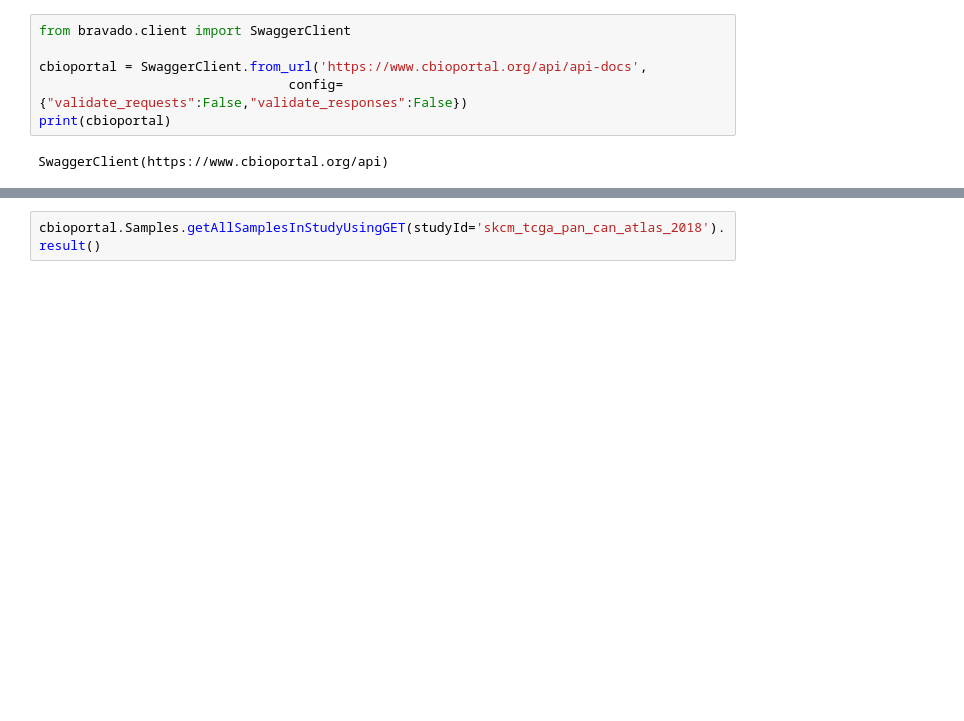
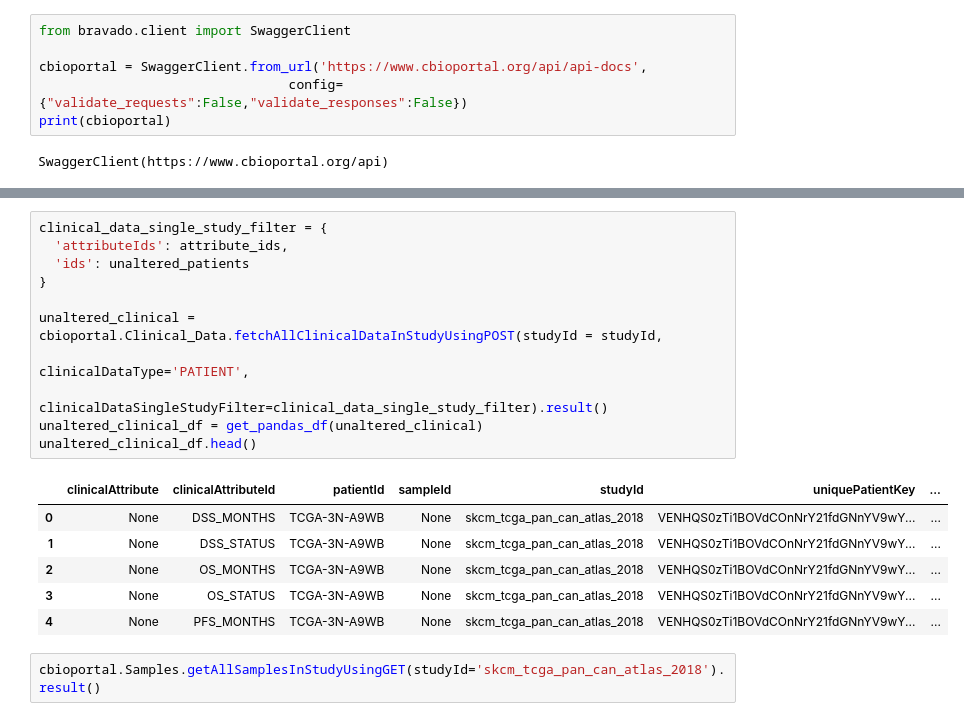
Before and after one commit to arfathpasha/workbench, a Jupyter notebook: python/intro/survival.ipynb, the cells around one changed output, grey strips where cells are left out. Drawn from its saved outputs; the diff is of its cells as text; blank space fills up the shorter version.

```diff
--- a/python/intro/survival.ipynb
+++ b/python/intro/survival.ipynb
@@ -56,3 +120,21 @@ cbioportal.Sample_Lists.getAllSampleListsInStudyUsingGET(studyId='skcm_tcga_pan_
+# %%
+clinical_data_single_study_filter = {
+  'attributeIds': attribute_ids,
+  'ids': unaltered_patients
+}
+
+unaltered_clinical = cbioportal.Clinical_Data.fetchAllClinicalDataInStudyUsingPOST(studyId = studyId,
+                                                              clinicalDataType='PATIENT',
+                                                              clinicalDataSingleStudyFilter=clinical_data_single_study_filter).result()
+unaltered_clinical_df = get_pandas_df(unaltered_clinical)
+unaltered_clinical_df.head()
+# %% [output]
+|  | clinicalAttribute | clinicalAttributeId | patientId | sampleId | studyId | uniquePatientKey | ... |
+| 0 | None | DSS_MONTHS | TCGA-3N-A9WB | None | skcm_tcga_pan_can_atlas_2018 | VENHQS0zTi1BOVdCOnNrY21fdGNnYV9wY... | ... |
+| 1 | None | DSS_STATUS | TCGA-3N-A9WB | None | skcm_tcga_pan_can_atlas_2018 | VENHQS0zTi1BOVdCOnNrY21fdGNnYV9wY... | ... |
+| 2 | None | OS_MONTHS | TCGA-3N-A9WB | None | skcm_tcga_pan_can_atlas_2018 | VENHQS0zTi1BOVdCOnNrY21fdGNnYV9wY... | ... |
+| 3 | None | OS_STATUS | TCGA-3N-A9WB | None | skcm_tcga_pan_can_atlas_2018 | VENHQS0zTi1BOVdCOnNrY21fdGNnYV9wY... | ... |
+| 4 | None | PFS_MONTHS | TCGA-3N-A9WB | None | skcm_tcga_pan_can_atlas_2018 | VENHQS0zTi1BOVdCOnNrY21fdGNnYV9wY... | ... |
 # %%
 cbioportal.Samples.getAllSamplesInStudyUsingGET(studyId='skcm_tcga_pan_can_atlas_2018').result()
 # %% [output]
```
Also changed, not shown: parts of 15 cells of this notebook.
